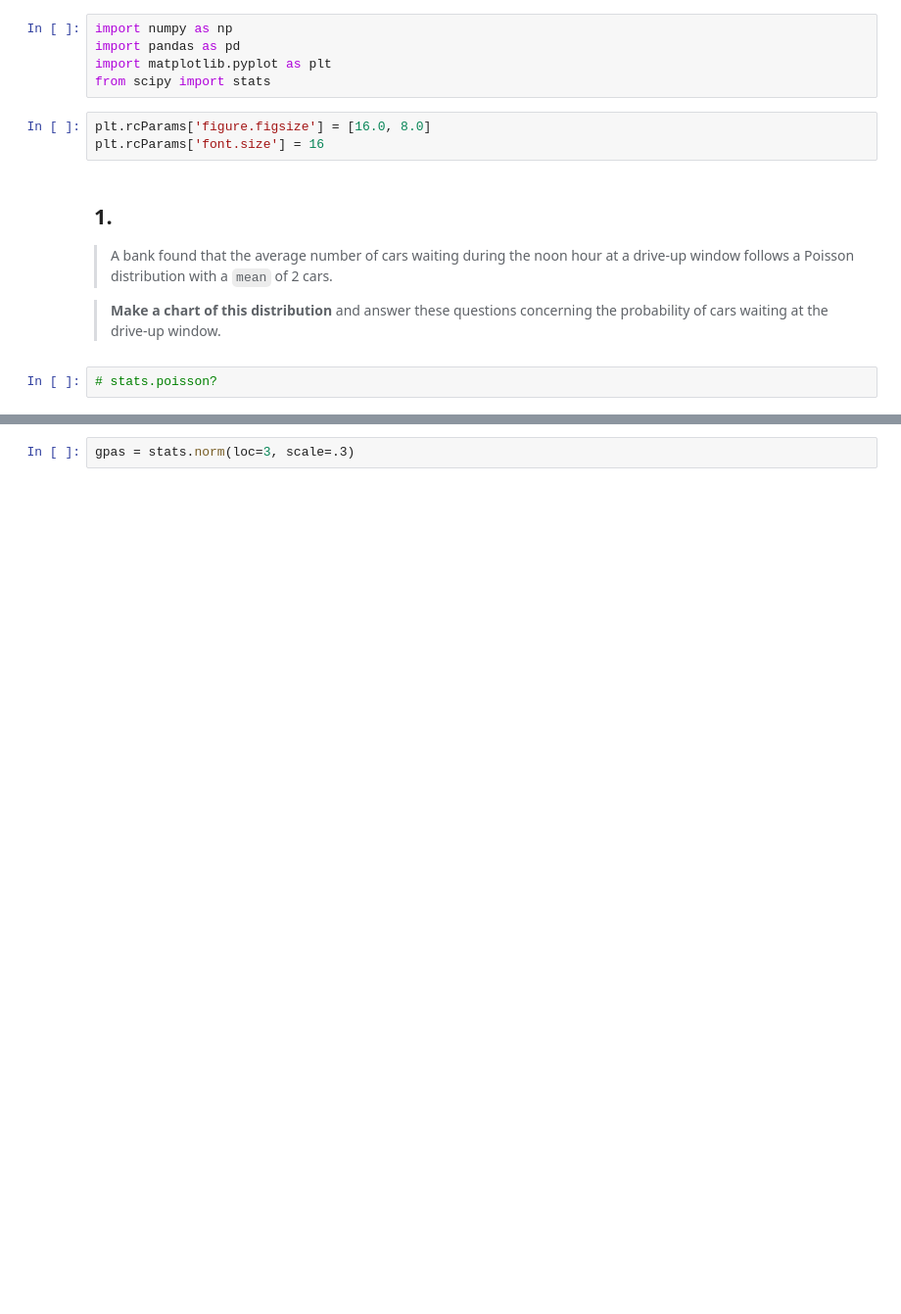
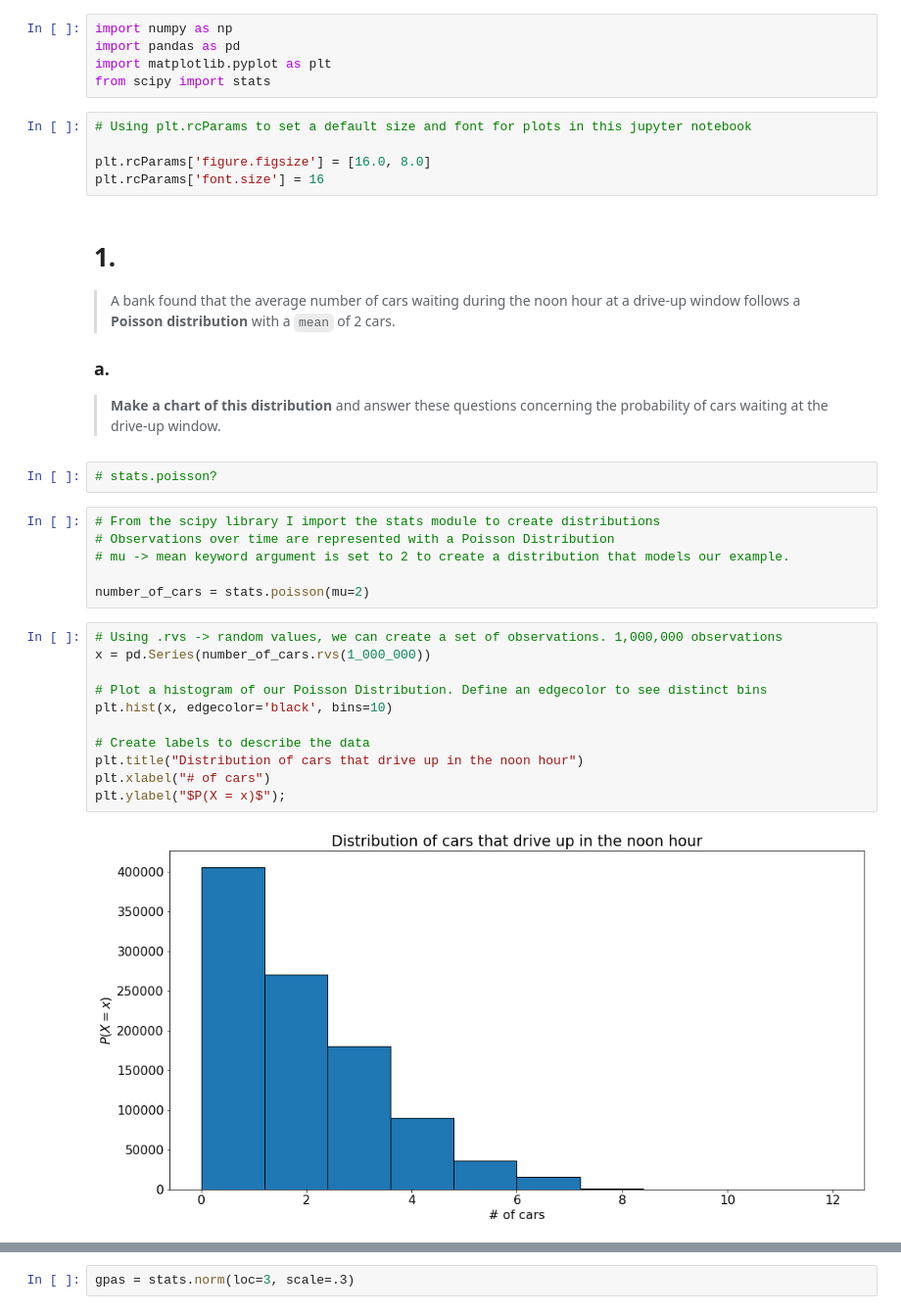
Before and after one commit to Promeos/statistics-exercises, a Jupyter notebook: probability_distributions.ipynb, the cells around one changed output, grey strips where cells are left out. Shown: that part at 98% size. Saved outputs shown, nothing was run; the diff lists cells and outputs as text; blank space fills up the shorter version.

```diff
--- a/probability_distributions.ipynb
+++ b/probability_distributions.ipynb
@@ -4,12 +4,33 @@ import pandas as pd
 import matplotlib.pyplot as plt
 from scipy import stats
 # %%
+# Using plt.rcParams to set a default size and font for plots in this jupyter notebook
+
 plt.rcParams['figure.figsize'] = [16.0, 8.0]
 plt.rcParams['font.size'] = 16
 # %% [markdown]
-## 1.
-> A bank found that the average number of cars waiting during the noon hour at a drive-up window follows a Poisson distribution with a `mean` of 2 cars.
-
+# 1.
+> A bank found that the average number of cars waiting during the noon hour at a drive-up window follows a __Poisson distribution__ with a `mean` of 2 cars.
+### a.
 >__Make a chart of this distribution__ and answer these questions concerning the probability of cars waiting at the drive-up window.
 # %%
 # stats.poisson?
+# %%
+# From the scipy library I import the stats module to create distributions
+# Observations over time are represented with a Poisson Distribution
+# mu -> mean keyword argument is set to 2 to create a distribution that models our example.
+
+number_of_cars = stats.poisson(mu=2)
+# %%
+# Using .rvs -> random values, we can create a set of observations. 1,000,000 observations
+x = pd.Series(number_of_cars.rvs(1_000_000))
+
+# Plot a histogram of our Poisson Distribution. Define an edgecolor to see distinct bins
+plt.hist(x, edgecolor='black', bins=10)
+
+# Create labels to describe the data
+plt.title("Distribution of cars that drive up in the noon hour")
+plt.xlabel("# of cars")
+plt.ylabel("$P(X = x)$");
+# %% [output]
+[figure, added]
```
Also changed, not shown: parts of 35 cells of this notebook.
